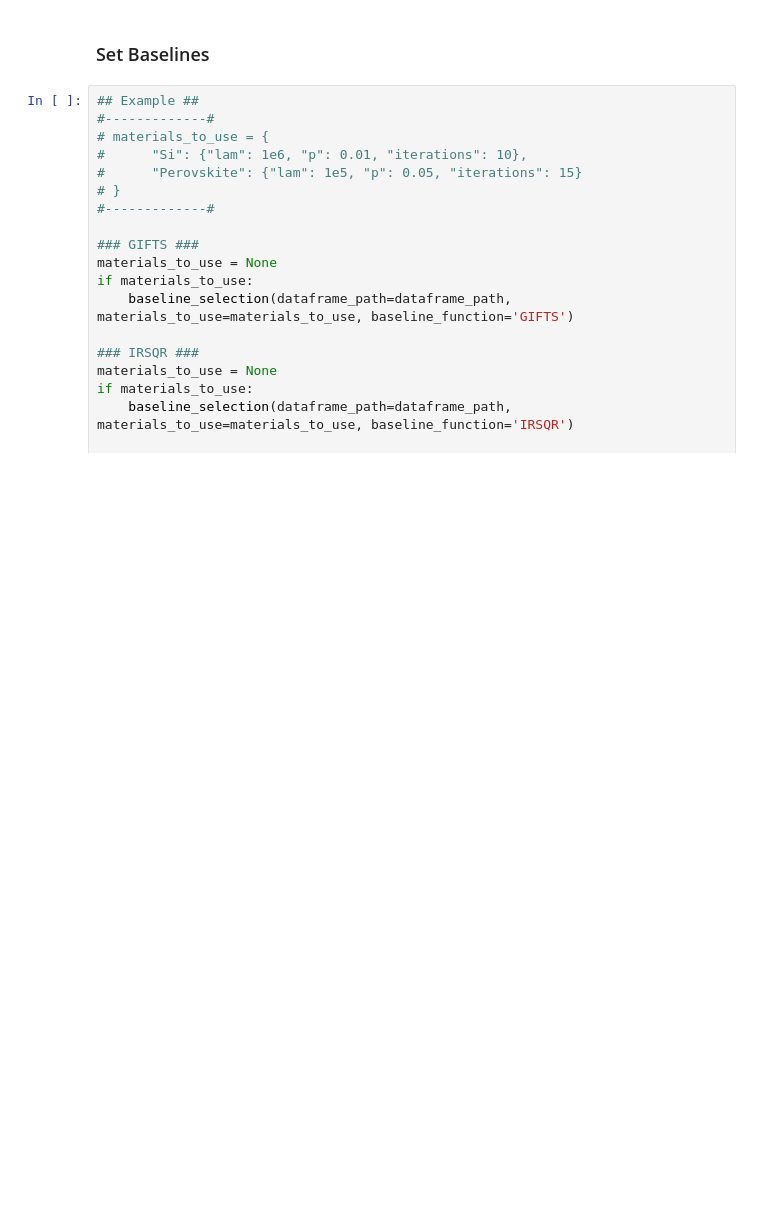
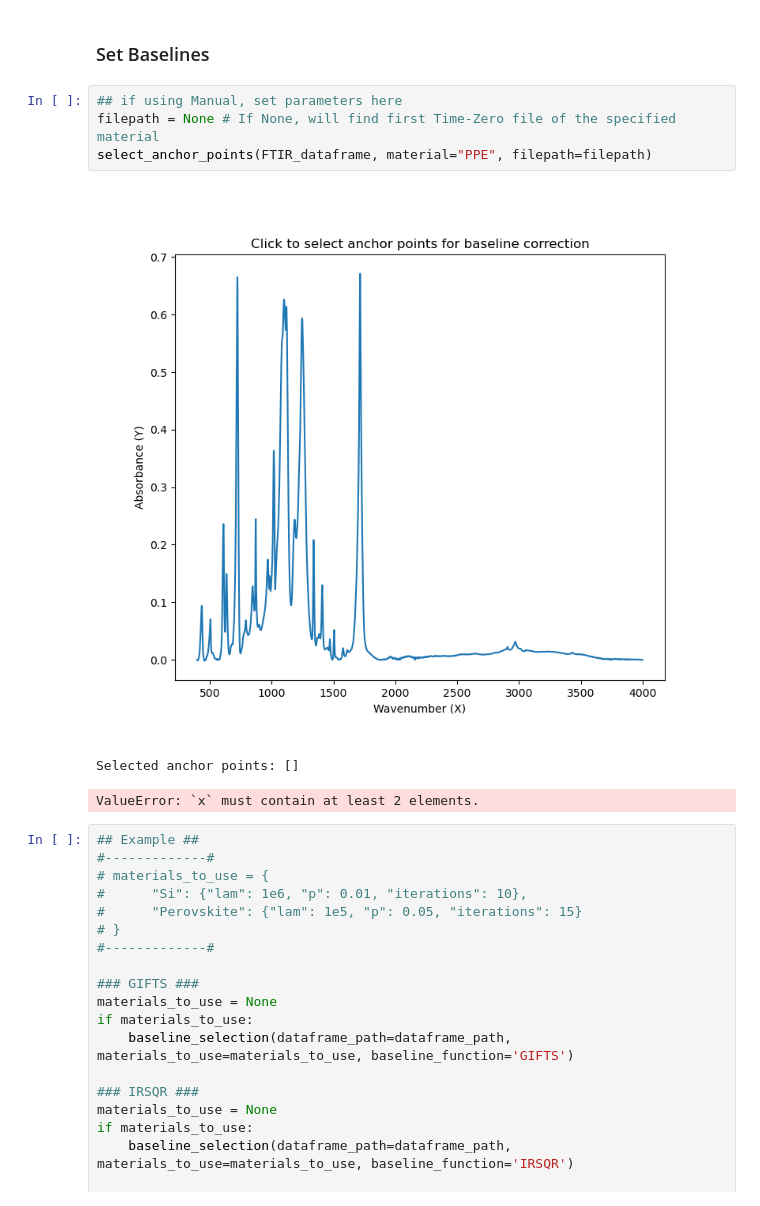
Before and after one commit to Trenton-Wells/FTIR-data-analysis-PV, a Jupyter notebook: Trenton_Project/Main.ipynb, the cells around one changed output. Cells and saved outputs as stored; diff of their text form; blank space fills up the shorter version.

```diff
--- a/Trenton_Project/Main.ipynb
+++ b/Trenton_Project/Main.ipynb
@@ -159,5 +171,13 @@ try_baseline(FTIR_dataframe, material=None, baseline_function="IRSQR", parameter
 # %% [markdown]
 ### Set Baselines
+# %%
+## if using Manual, set parameters here
+filepath = None # If None, will find first Time-Zero file of the specified material
+select_anchor_points(FTIR_dataframe, material="PPE", filepath=filepath)
+# %% [output]
+[figure, added]
+Selected anchor points: []
+ValueError: `x` must contain at least 2 elements.
 # %%
 ## Example ##
 #-------------#
```
Also changed, not shown: parts of 10 cells of this notebook, 4 other files.
